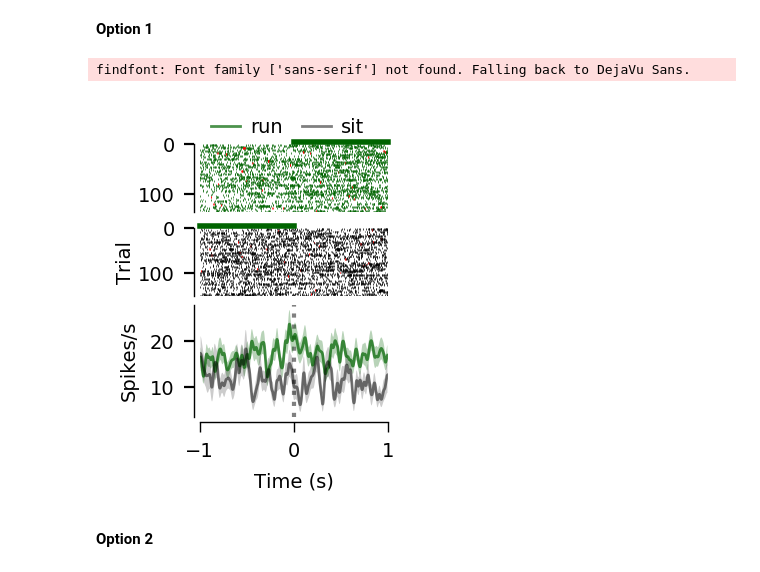
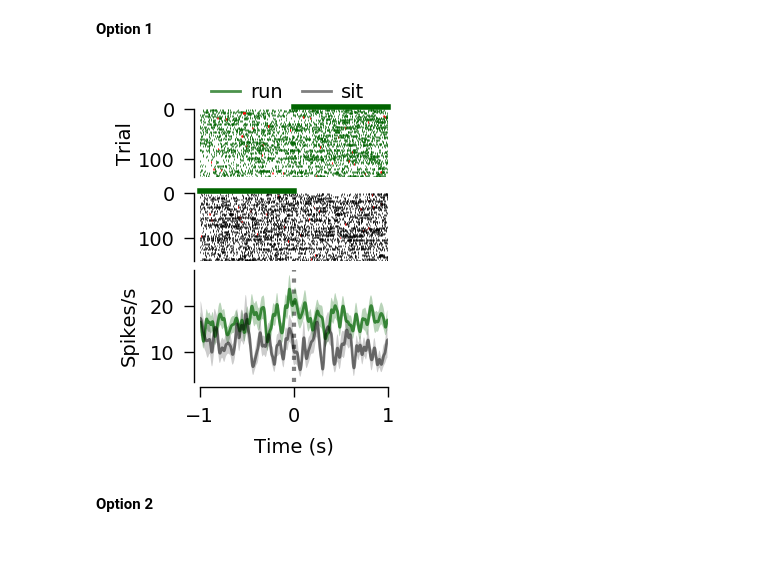
Before and after one commit to yannikbauer/hollymov_code, a Jupyter notebook: hmov_code/fig_01/plot_locomotion_raster_psth.ipynb, the cells around one changed output. Drawn from its saved outputs; the diff is of its cells as text; code cells hidden in the pictures.

Commit message:
update rcParam ytick.major.widths

```diff
--- a/hmov_code/fig_01/plot_locomotion_raster_psth.ipynb
+++ b/hmov_code/fig_01/plot_locomotion_raster_psth.ipynb
@@ -53,6 +44,7 @@ plt.rcParams.update({
     'figure.max_open_warning': 0,
     'axes.linewidth': 0.5,
     'xtick.major.width': 0.5,
+    'ytick.major.width': 0.5,
     'axes.labelsize': 'medium',
     'font.sans-serif': ['Arial'],
     'pdf.fonttype': 42, # make text editable (otherwise saved as non-text path/shape)
@@ -74,22 +66,21 @@ plt.rcParams.update({
 # %%
 fig, axs = (HmovUnit()&key).plot_locomotion_raster_psth(figsize=[3.7, 4.5], dpi=200, stimcond='stim',
                                     offsets=[-1.0, 0.0], linewidth=1,
                                     linecolors=['darkgreen', 'k'], s=0.25, l=4, hspace=0.05,
                                     hpad=0., hratios=[0.45, 0.55], move_spines=2,
                                     rastercolors=['darkgreen', 'k'], alpha=[0.7, 0.5],
                                     eventfill=False, eventcolor='darkgreen', eventalpha=0.2,
                                     plot_err='sem', eventbar=True, evbarpos=5);
 
 # Manual plot edits
-axs[0][0].set_ylabel('')
+axs[0][1].set_ylabel('')
 axs[1].legend(['run', 'sit'], ncol=2, frameon=False, loc='lower left',
               bbox_to_anchor=(0, 2.4),
               columnspacing=1, handlelength=1.5, handletextpad=0.5,
               borderpad=0.1)
 plt.savefig('raster_psth_locomotion.pdf')
 # %% [output]
-findfont: Font family ['sans-serif'] not found. Falling back to DejaVu Sans.
-[figure, old version]
+[figure, new version]
 # %% [markdown]
 **Option 2**
 # %%
```
Also changed, not shown: parts of 2 cells of this notebook, 1 other file.
